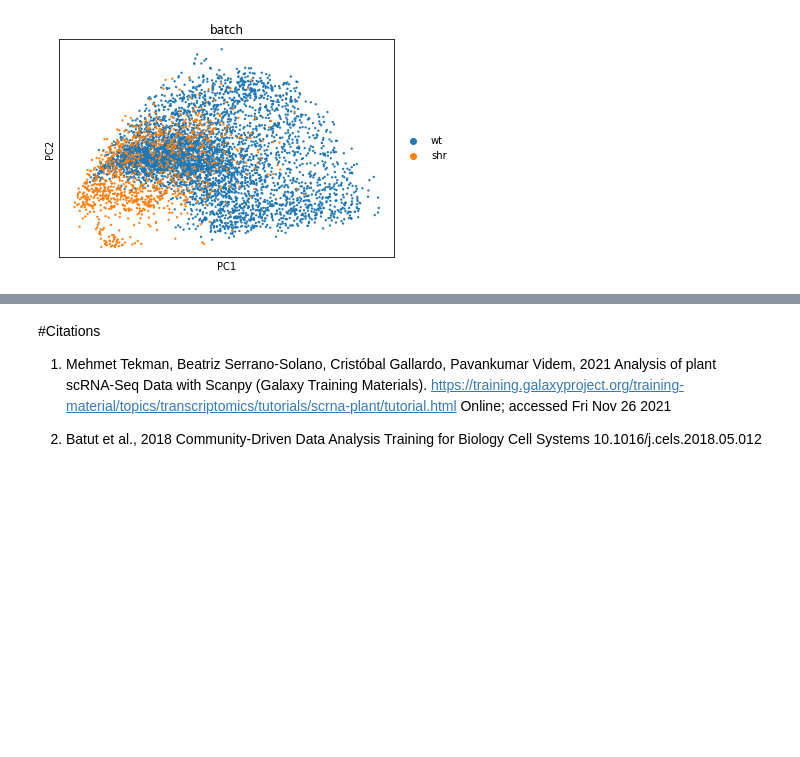
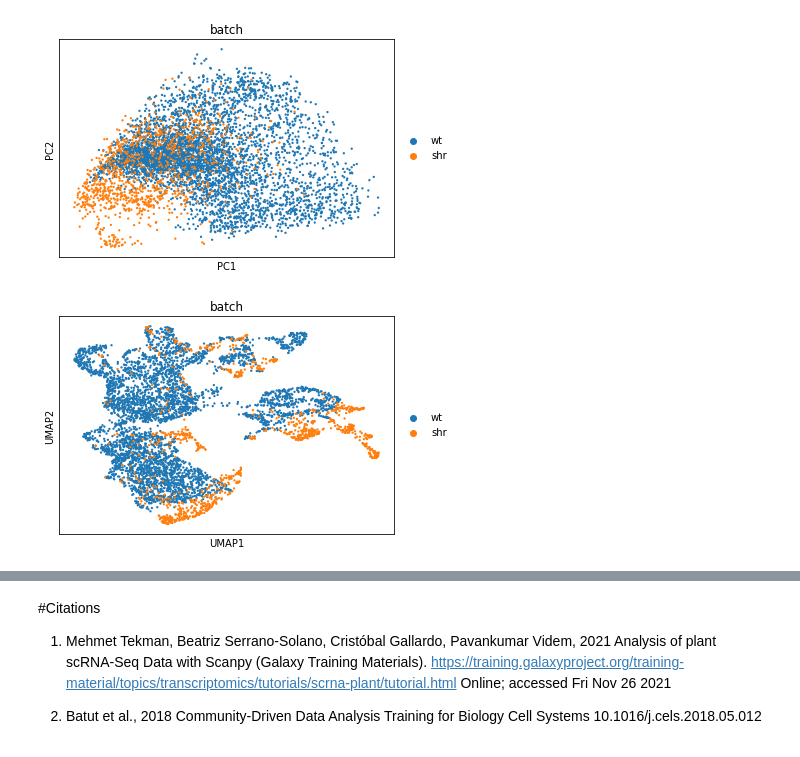
Before and after one commit to C0RD3LL/Omics, a Jupyter notebook: PlantscRNA_SeqData.ipynb, the cells around one changed output, grey strips where cells are left out. Saved outputs shown, nothing was run; the diff lists cells and outputs as text; code cells hidden in the pictures; blank space fills up the shorter version.

```diff
--- a/PlantscRNA_SeqData.ipynb
+++ b/PlantscRNA_SeqData.ipynb
@@ -125,3 +132,9 @@ sc.pp.pca(adata_cpm)
 sc.pl.pca(adata_cpm, color= "batch")
 # %% [output]
 [figure]
+# %%
+sc.pp.neighbors(adata_cpm)
+sc.tl.umap(adata_cpm)
+sc.pl.umap(adata_cpm, color='batch')
+# %% [output]
+[figure, added]
```
Also changed, not shown: parts of 9 cells of this notebook.
